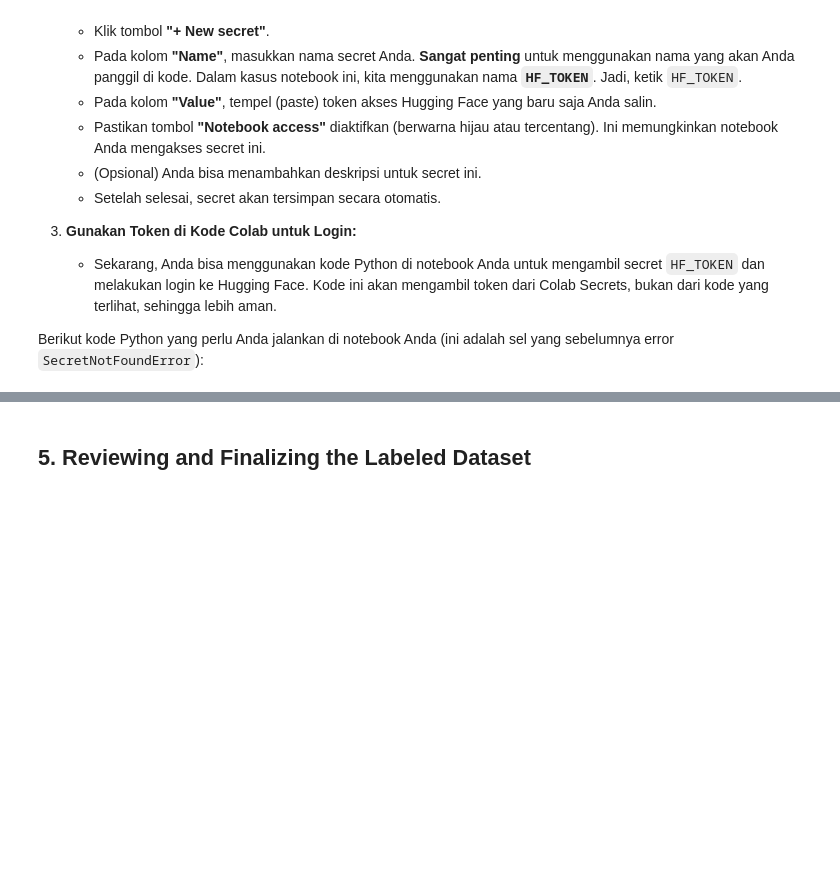
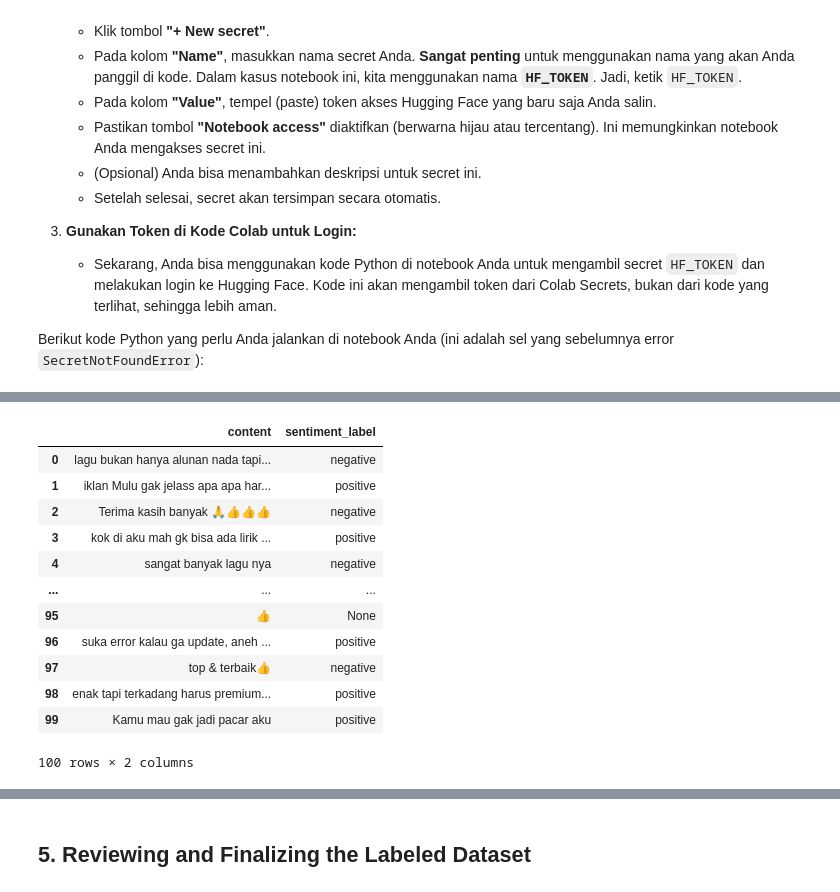
Before and after one commit to notnsas/data-science-capstone-project-college, a Jupyter notebook: notebooks/04_programmatic_labeling_bilingual.ipynb, the cells around one changed output, grey strips where cells are left out. Drawn from its saved outputs; the diff is of its cells as text; code cells hidden in the pictures; blank space fills up the shorter version.

```diff
--- a/notebooks/04_programmatic_labeling_bilingual.ipynb
+++ b/notebooks/04_programmatic_labeling_bilingual.ipynb
@@ -498,2 +528,16 @@ def label_indonesian_sentiment(text):
 # %%
-df_id.head(20)
+df_id[['content', 'sentiment_label']].head(100)
+# %% [output]
+|  | content | sentiment_label |
+| 0 | lagu bukan hanya alunan nada tapi... | negative |
+| 1 | iklan Mulu gak jelass apa apa har... | positive |
+| 2 | Terima kasih banyak 🙏👍👍👍 | negative |
+| 3 | kok di aku mah gk bisa ada lirik ... | positive |
+| 4 | sangat banyak lagu nya | negative |
+| ... | ... | ... |
+| 95 | 👍 | None |
+| 96 | suka error kalau ga update, aneh ... | positive |
+| 97 | top & terbaik👍 | negative |
+| 98 | enak tapi terkadang harus premium... | positive |
+| 99 | Kamu mau gak jadi pacar aku | positive |
+100 rows × 2 columns
```
Also changed, not shown: parts of 11 cells of this notebook.
